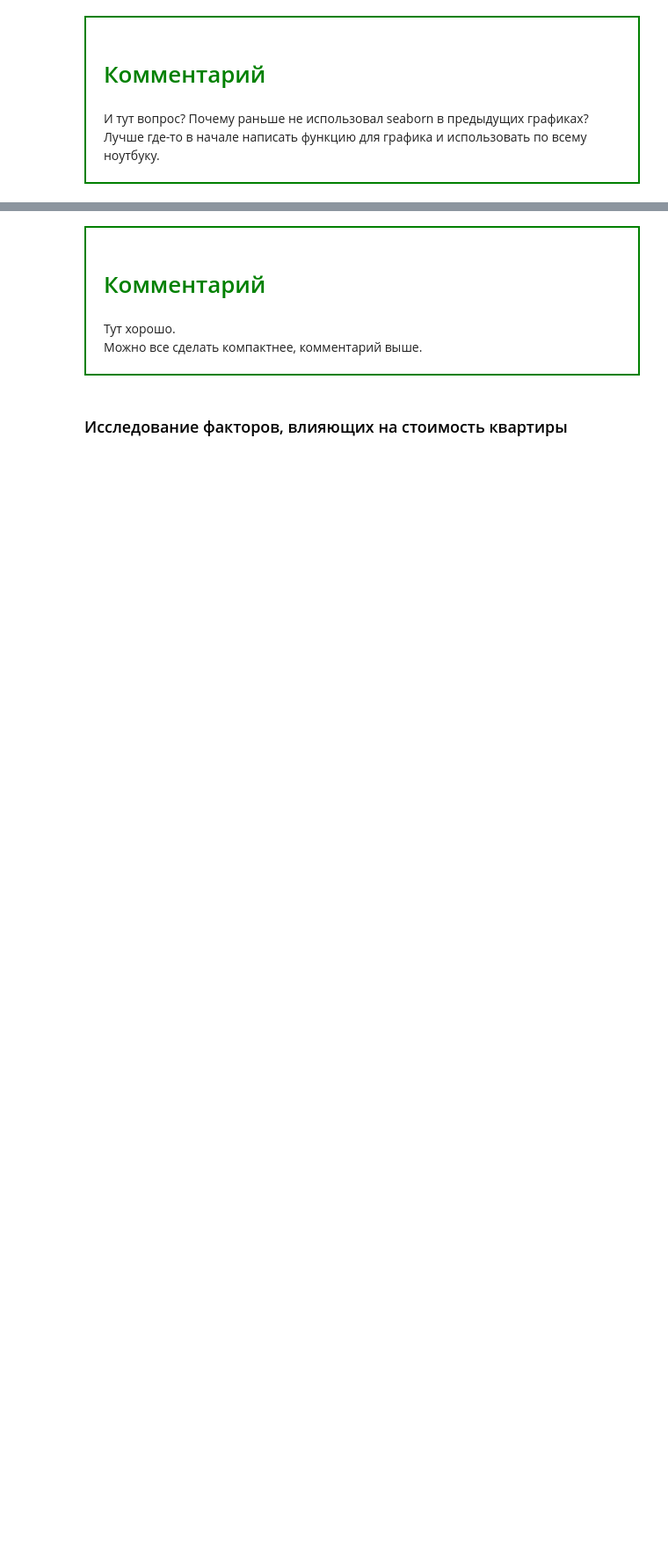
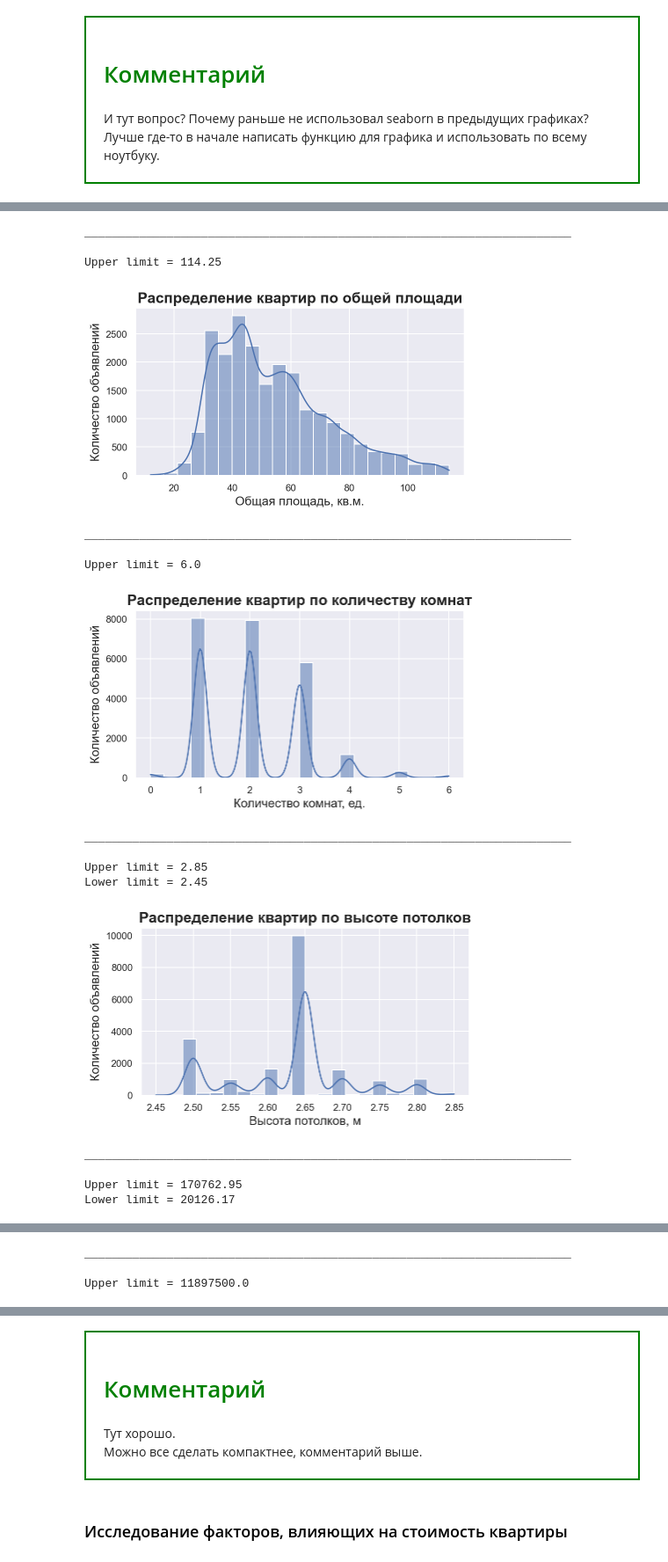
Before and after one commit to Valery2120/DS-DE, a Jupyter notebook: jupyter/ds/theme_04/theme_04.ipynb, the cells around one changed output, grey strips where cells are left out. Shown at 88% size. Drawn from its saved outputs; the diff is of its cells as text; code cells hidden in the pictures; blank space fills up the shorter version.

```diff
--- a/jupyter/ds/theme_04/theme_04.ipynb
+++ b/jupyter/ds/theme_04/theme_04.ipynb
@@ -799,17 +870,0 @@ plt.show()
-# %%
-def set_limit(feature):
-    Q3 = data[feature].quantile(0.75)
-    Q1 = data[feature].quantile(0.25)
-    IQR = Q3 - Q1
-    upper_limit = (Q3 + 1.5*IQR)
-    print(f'Upper limit = {round(upper_limit, 2)}')
-    lower_limit = (Q1 - 1.5*IQR)
-    if lower_limit > 0:
-        print(f'Lower limit = {round(lower_limit, 2)}')
-    limit = [round(upper_limit, 2), round(lower_limit, 2)]
-    return limit
-
-for feature in features:
-    sns.boxplot(data[feature])
-    set_limit(feature)
-    plt.show()
@@ -838,7 +877,0 @@ Upper limit = 17.0
-# %%
-features = ['total_area', 'rooms', 'ceiling_height', 'price_per_meter', 'last_price', 'floor']
-for feature in features:
-    limit = set_limit(feature)
-    clean_data = data[(data[feature] <= limit[0]) & (data[feature] >= limit[1])]
-    clean_data.hist(feature, bins=100, figsize = (7,3), grid=True, legend=True)
-    plt.show()
@@ -859,0 +878,35 @@ Upper limit = 17.0
+# %%
+def creating_hist(column, df, description):
+    plt.figure(figsize = (6.7,3.5))
+    sns.histplot(data=df, x=column, kde=True, bins=22)
+
+    plt.title(f'Распределение квартир по {description[1]}',fontdict={'fontsize': 17, 'fontweight':'bold'})
+    plt.xlabel(description[0], fontdict={'fontsize': 14}), plt.ylabel('Количество объявлений', fontdict={'fontsize': 14})
+
+    plt.show()
+
+
+for key, values in features.items():
+    print('_______________________________________________________________________')
+    print()
+    limit = set_limit(data, key)
+    clean_data = data[(data[key] <= limit[0]) & (data[key] >= limit[1])]
+    creating_hist(key, clean_data, values)
+# %% [output]
+_______________________________________________________________________
+
+Upper limit = 114.25
+[figure, added]
+_______________________________________________________________________
+
+Upper limit = 6.0
+[figure, added]
+_______________________________________________________________________
+
+Upper limit = 2.85
+Lower limit = 2.45
+[figure, added]
+_______________________________________________________________________
+
+Upper limit = 170762.95
+Lower limit = 20126.17
@@ -859,0 +914,3 @@ Upper limit = 17.0
+_______________________________________________________________________
+
+Upper limit = 11897500.0
```
Also changed, not shown: parts of 67 cells of this notebook.
